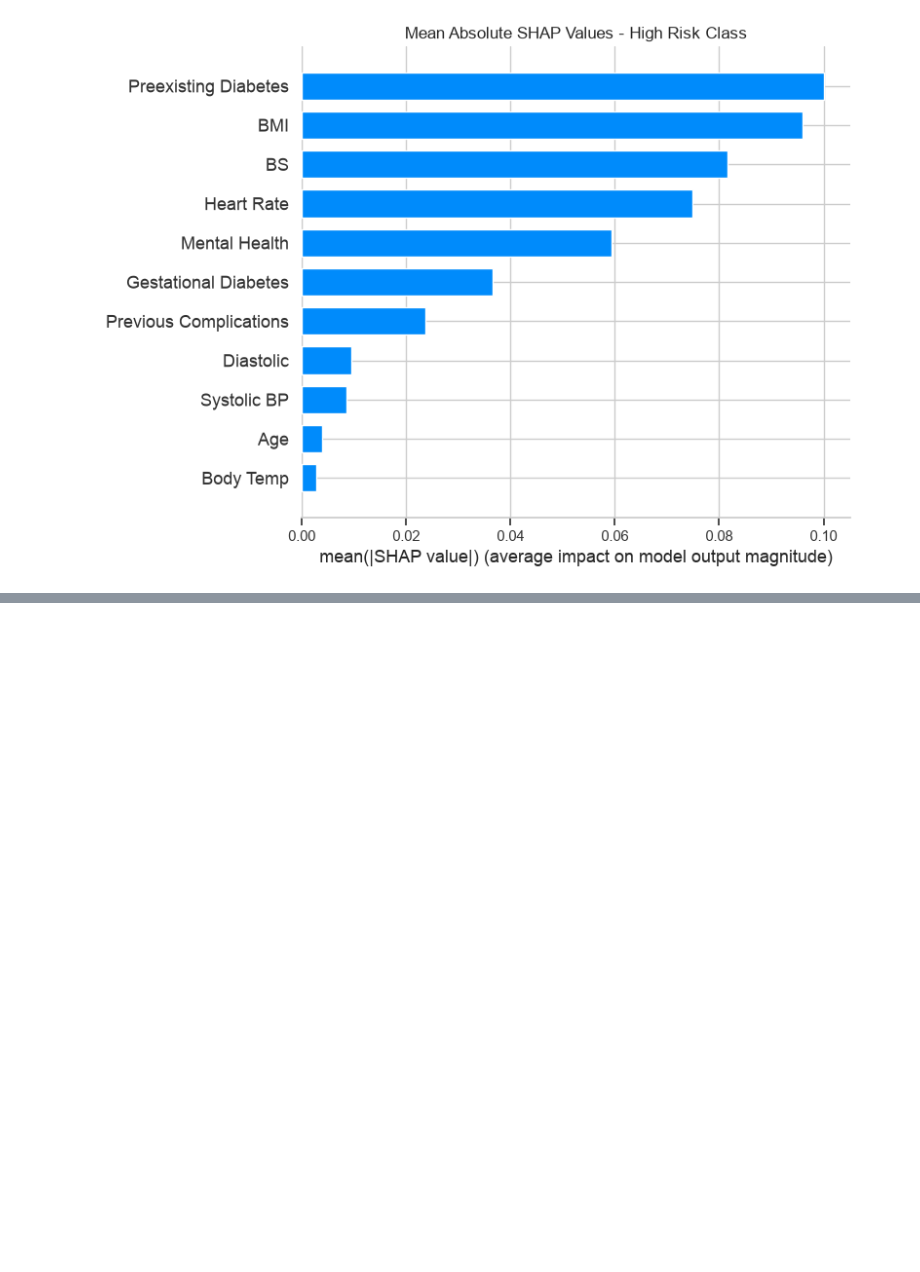
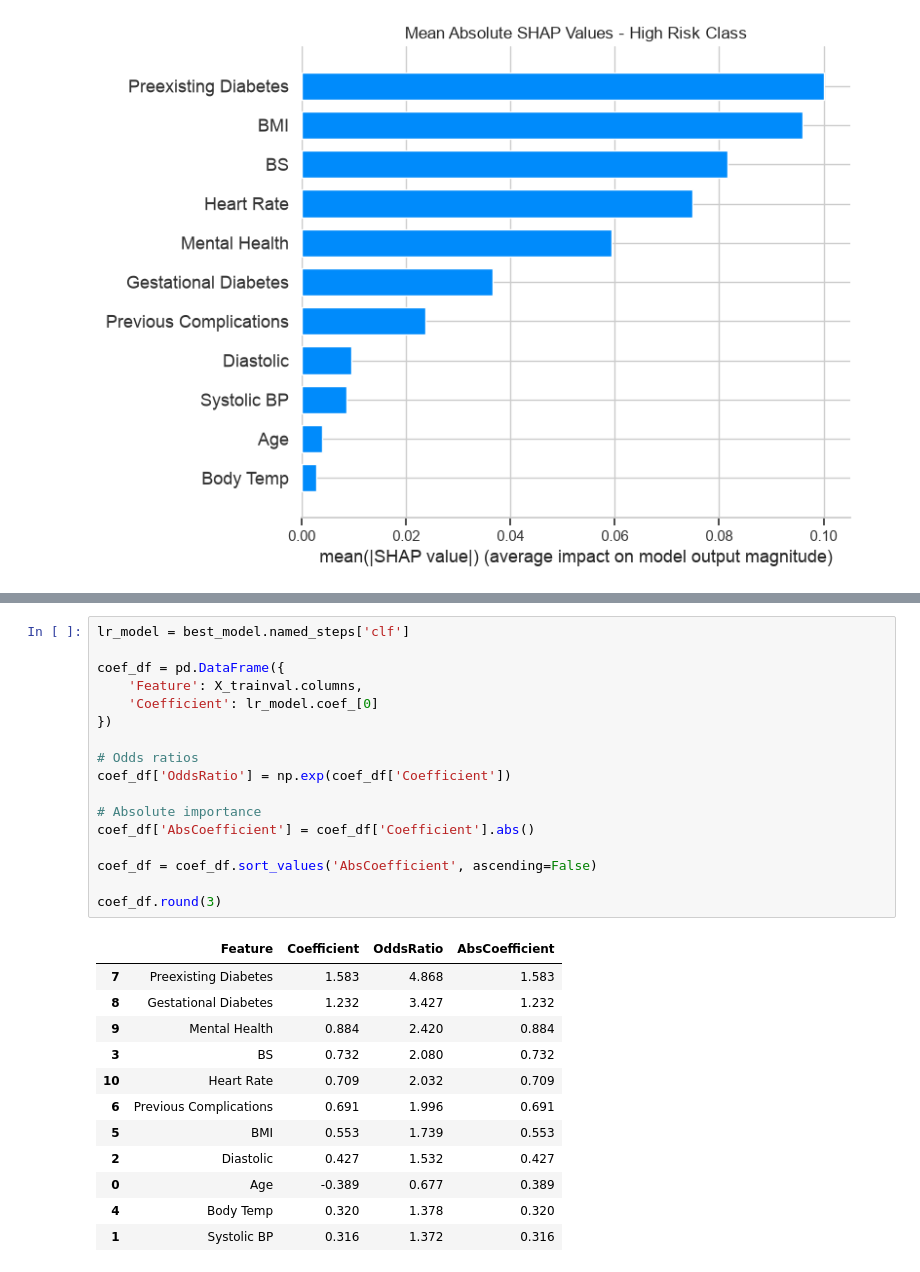
Before and after one commit to AislingLangston/maternal_health_ml_model, a Jupyter notebook: assignment_2.ipynb, the cells around one changed output, grey strips where cells are left out. Saved outputs shown, nothing was run; the diff lists cells and outputs as text; blank space fills up the shorter version.

```diff
--- a/assignment_2.ipynb
+++ b/assignment_2.ipynb
@@ -634,0 +706,30 @@ plt.show()
+# %%
+lr_model = best_model.named_steps['clf']
+
+coef_df = pd.DataFrame({
+    'Feature': X_trainval.columns,
+    'Coefficient': lr_model.coef_[0]
+})
+
+# Odds ratios
+coef_df['OddsRatio'] = np.exp(coef_df['Coefficient'])
+
+# Absolute importance
+coef_df['AbsCoefficient'] = coef_df['Coefficient'].abs()
+
+coef_df = coef_df.sort_values('AbsCoefficient', ascending=False)
+
+coef_df.round(3)
+# %% [output]
+|  | Feature | Coefficient | OddsRatio | AbsCoefficient |
+| 7 | Preexisting Diabetes | 1.583 | 4.868 | 1.583 |
+| 8 | Gestational Diabetes | 1.232 | 3.427 | 1.232 |
+| 9 | Mental Health | 0.884 | 2.420 | 0.884 |
+| 3 | BS | 0.732 | 2.080 | 0.732 |
+| 10 | Heart Rate | 0.709 | 2.032 | 0.709 |
+| 6 | Previous Complications | 0.691 | 1.996 | 0.691 |
+| 5 | BMI | 0.553 | 1.739 | 0.553 |
+| 2 | Diastolic | 0.427 | 1.532 | 0.427 |
+| 0 | Age | -0.389 | 0.677 | 0.389 |
+| 4 | Body Temp | 0.320 | 1.378 | 0.320 |
+| 1 | Systolic BP | 0.316 | 1.372 | 0.316 |
```
Also changed, not shown: parts of 8 cells of this notebook, 2 other files.
